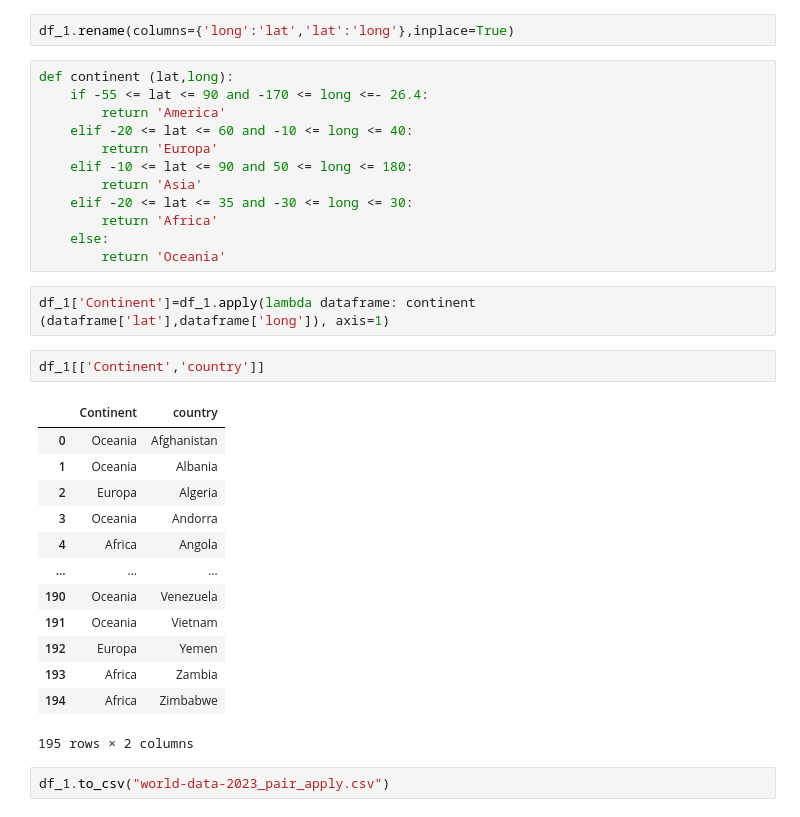
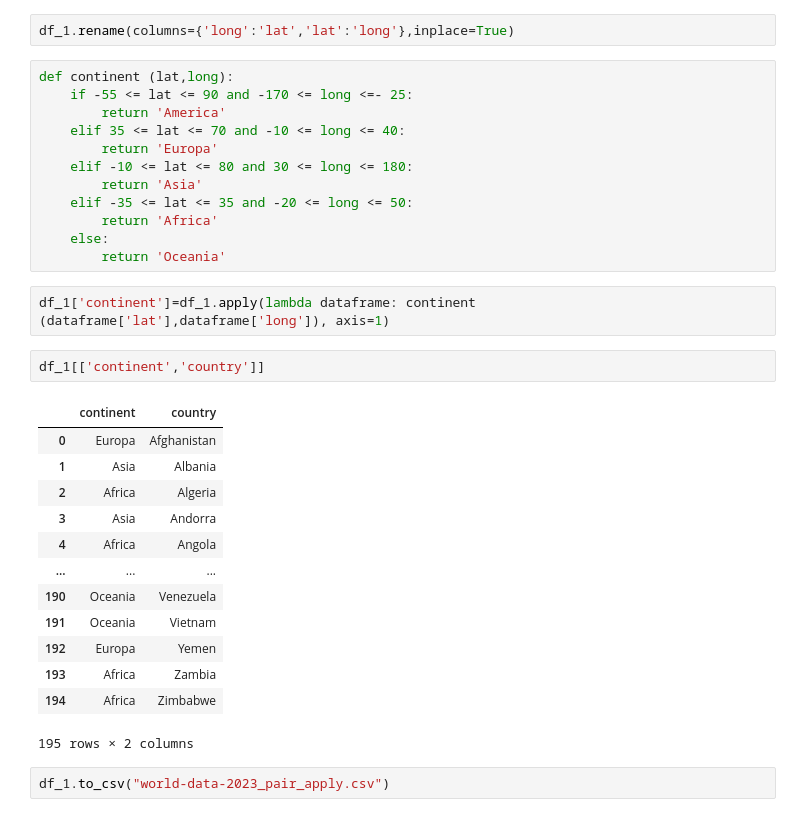
Before and after one commit to Adalab/promof-modulo3-sprint1-pairprogramming-Mael_Yohanna, a Jupyter notebook: apply_pair.ipynb, the cells around one changed output. Drawn from its saved outputs; the diff is of its cells as text.

```diff
--- a/apply_pair.ipynb
+++ b/apply_pair.ipynb
@@ -66,26 +66,26 @@ df_1
 df_1.rename(columns={'long':'lat','lat':'long'},inplace=True)
 # %%
 def continent (lat,long):
-    if -55 <= lat <= 90 and -170 <= long <=- 26.4:
+    if -55 <= lat <= 90 and -170 <= long <=- 25:
         return 'America'
-    elif -20 <= lat <= 60 and -10 <= long <= 40:
+    elif 35 <= lat <= 70 and -10 <= long <= 40:
         return 'Europa'
-    elif -10 <= lat <= 90 and 50 <= long <= 180:
+    elif -10 <= lat <= 80 and 30 <= long <= 180:
         return 'Asia'
-    elif -20 <= lat <= 35 and -30 <= long <= 30:
+    elif -35 <= lat <= 35 and -20 <= long <= 50:
         return 'Africa'
     else:
         return 'Oceania'
 # %%
-df_1['Continent']=df_1.apply(lambda dataframe: continent (dataframe['lat'],dataframe['long']), axis=1)
+df_1['continent']=df_1.apply(lambda dataframe: continent (dataframe['lat'],dataframe['long']), axis=1)
 # %%
-df_1[['Continent','country']]
+df_1[['continent','country']]
 # %% [output]
-|  | Continent | country |
-| 0 | Oceania | Afghanistan |
-| 1 | Oceania | Albania |
-| 2 | Europa | Algeria |
-| 3 | Oceania | Andorra |
+|  | continent | country |
+| 0 | Europa | Afghanistan |
+| 1 | Asia | Albania |
+| 2 | Africa | Algeria |
+| 3 | Asia | Andorra |
 | 4 | Africa | Angola |
 | ... | ... | ... |
 | 190 | Oceania | Venezuela |
```
Also changed, not shown: parts of 18 cells of this notebook, 2 other files.
